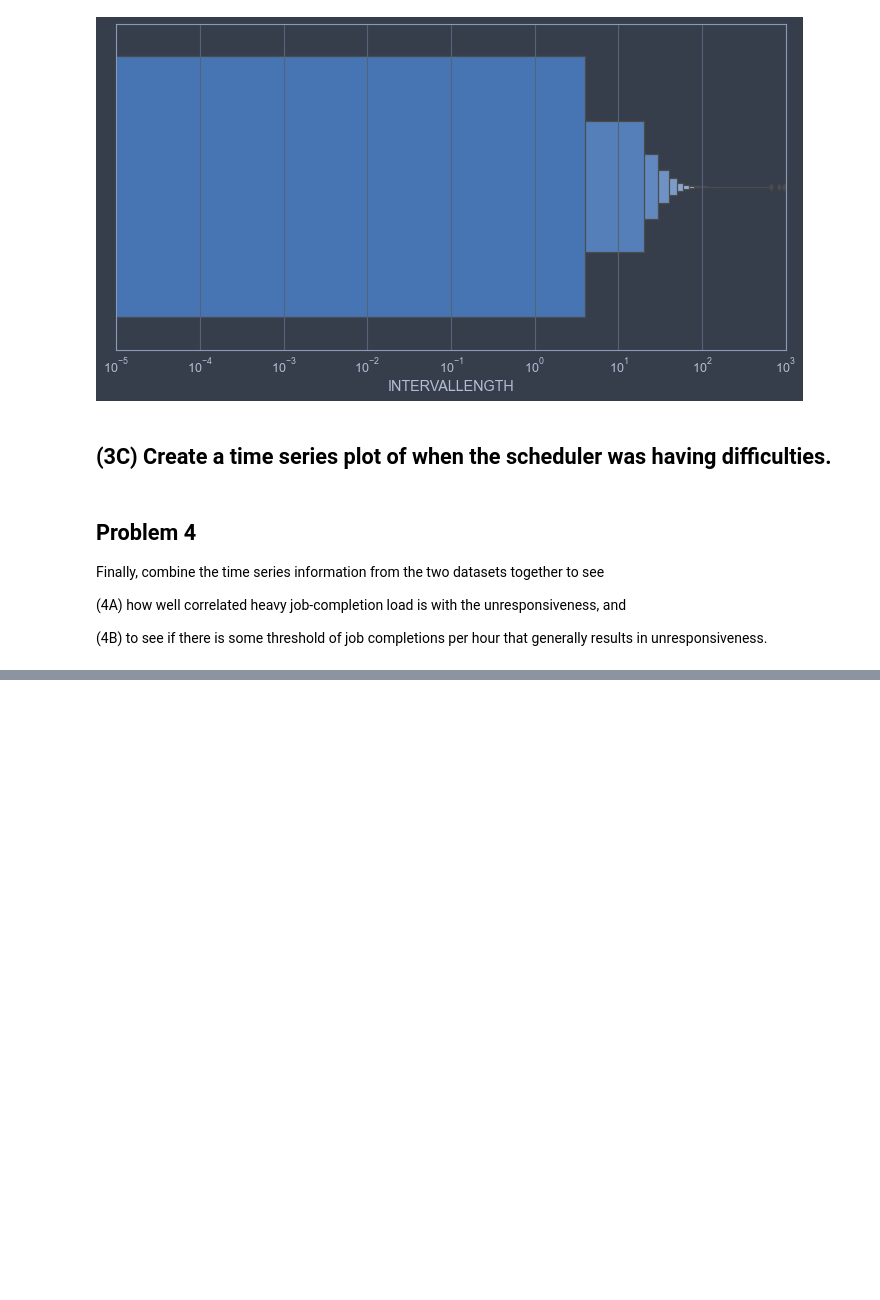
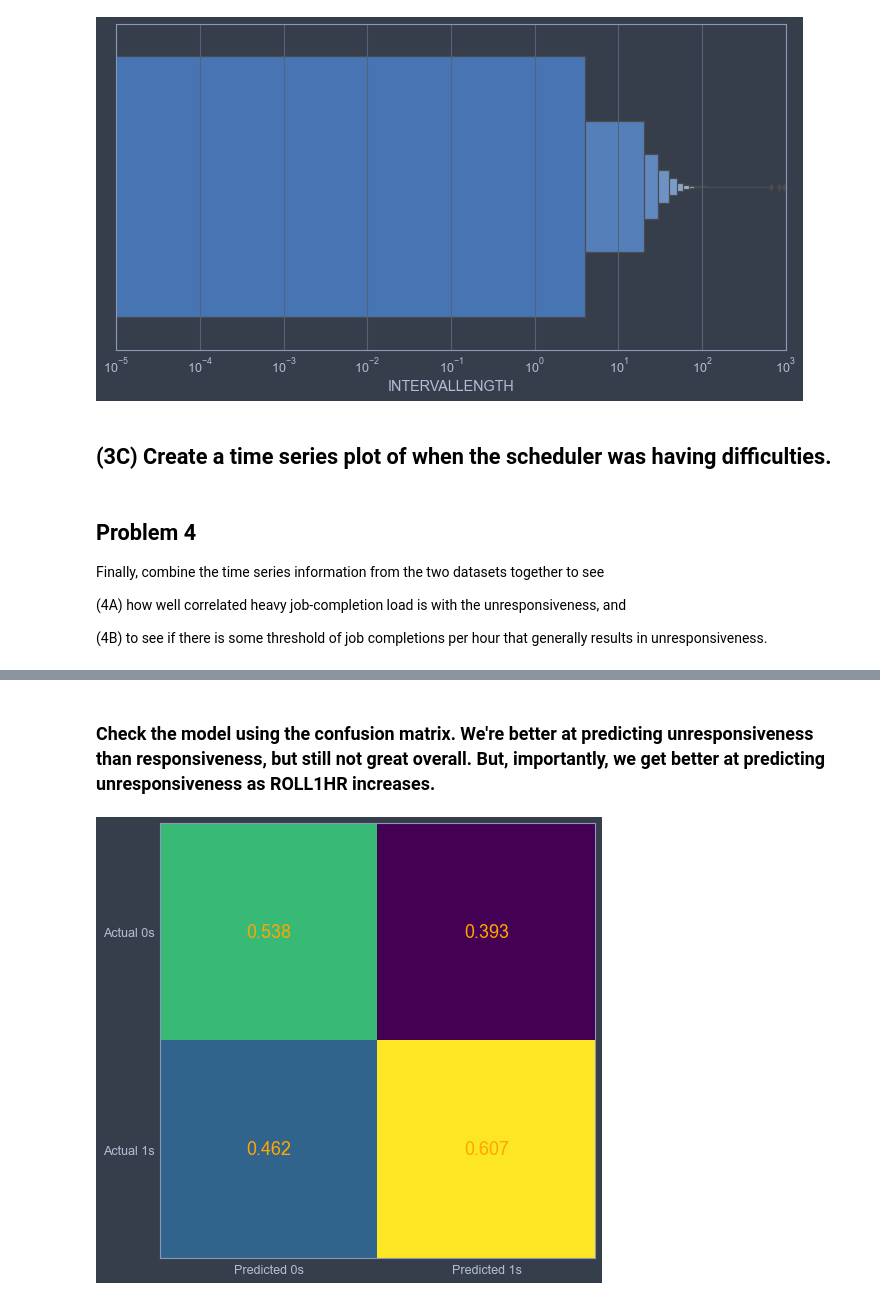
Before and after one commit to jrioross/accre-data-nerds, a Jupyter notebook: notebooks/jrr_02_logs_exploration.ipynb, the cells around one changed output, grey strips where cells are left out. Saved outputs shown, nothing was run; the diff lists cells and outputs as text; code cells hidden in the pictures; blank space fills up the shorter version.

```diff
--- a/notebooks/jrr_02_logs_exploration.ipynb
+++ b/notebooks/jrr_02_logs_exploration.ipynb
@@ -324,0 +341,4 @@ plt.legend();
+# %%
+model = sm.Logit(slurm_cf['ROLL1HRUR'], sm.add_constant(slurm_cf['ROLL1HR']))
+result = model.fit(method = 'newton')
+result.params
@@ -324,0 +352,17 @@ plt.legend();
+# %% [markdown]
+### Check the model using the confusion matrix. We're better at predicting unresponsiveness than responsiveness, but still not great overall. But, importantly, we get better at predicting unresponsiveness as ROLL1HR increases.
+# %%
+cm = np.round(result.pred_table()/sum(result.pred_table()),3)
+
+fig, ax = plt.subplots(figsize=(8, 8))
+ax.imshow(cm)
+ax.grid(False)
+ax.xaxis.set(ticks=(0, 1), ticklabels=('Predicted 0s', 'Predicted 1s'))
+ax.yaxis.set(ticks=(0, 1), ticklabels=('Actual 0s', 'Actual 1s'))
+ax.set_ylim(1.5, -0.5)
+for i in range(2):
+    for j in range(2):
+        ax.text(j, i, cm[i, j], ha='center', va='center', color='orange', size = 18)
+plt.show()
+# %% [output]
+[figure, added]
```
Also changed, not shown: parts of 13 cells of this notebook.
